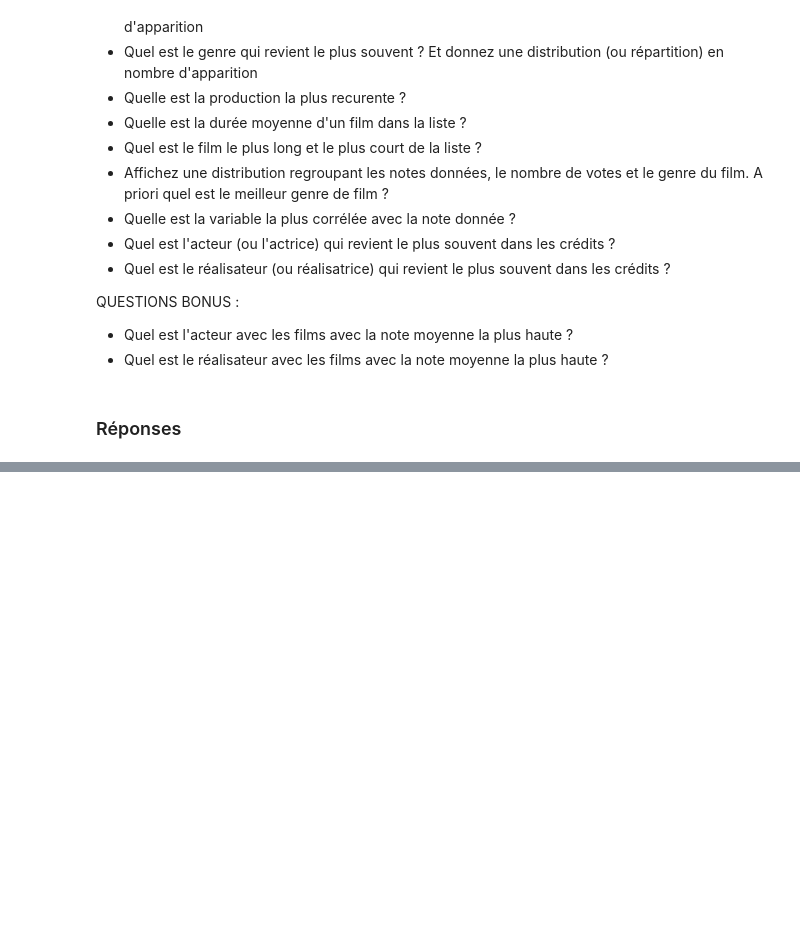
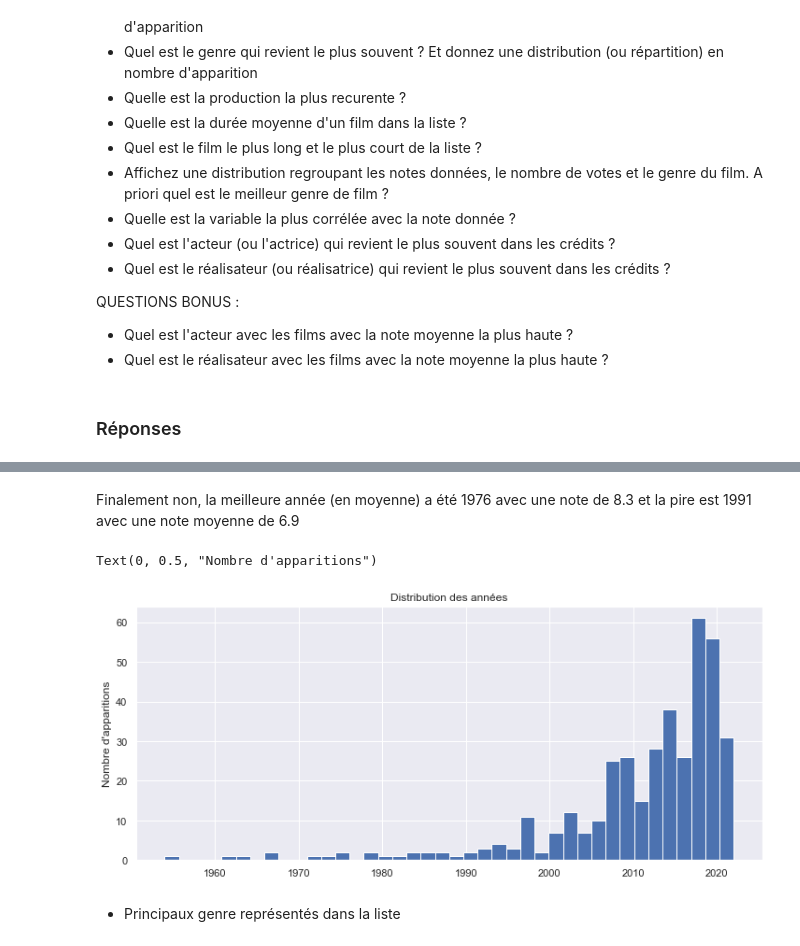
Before and after one commit to MohamedNennouche/Computer-Vision-with-Python, a Jupyter notebook: Projets complementaires/Seance2/study.ipynb, the cells around one changed output, grey strips where cells are left out. Cells and saved outputs as stored; diff of their text form; code cells hidden in the pictures; blank space fills up the shorter version.

```diff
--- a/Projets complementaires/Seance2/study.ipynb
+++ b/Projets complementaires/Seance2/study.ipynb
@@ -488,0 +520,10 @@ QUESTIONS BONUS :
+# %% [markdown]
+Finalement non, la meilleure année (en moyenne) a été 1976 avec une note de 8.3 et la pire est 1991 avec une note moyenne de 6.9
+# %%
+ax = movies_total["RELEASE_YEAR"].plot.hist(figsize=(12,5), title="Distribution des années", label='', bins=40, xlabel='Notes', ylabel='')
+ax.set_ylabel("Nombre d'apparitions")
+# %% [output]
+Text(0, 0.5, "Nombre d'apparitions")
+[figure, added]
+# %% [markdown]
+- Principaux genre représentés dans la liste
```
Also changed, not shown: parts of 33 cells of this notebook.
